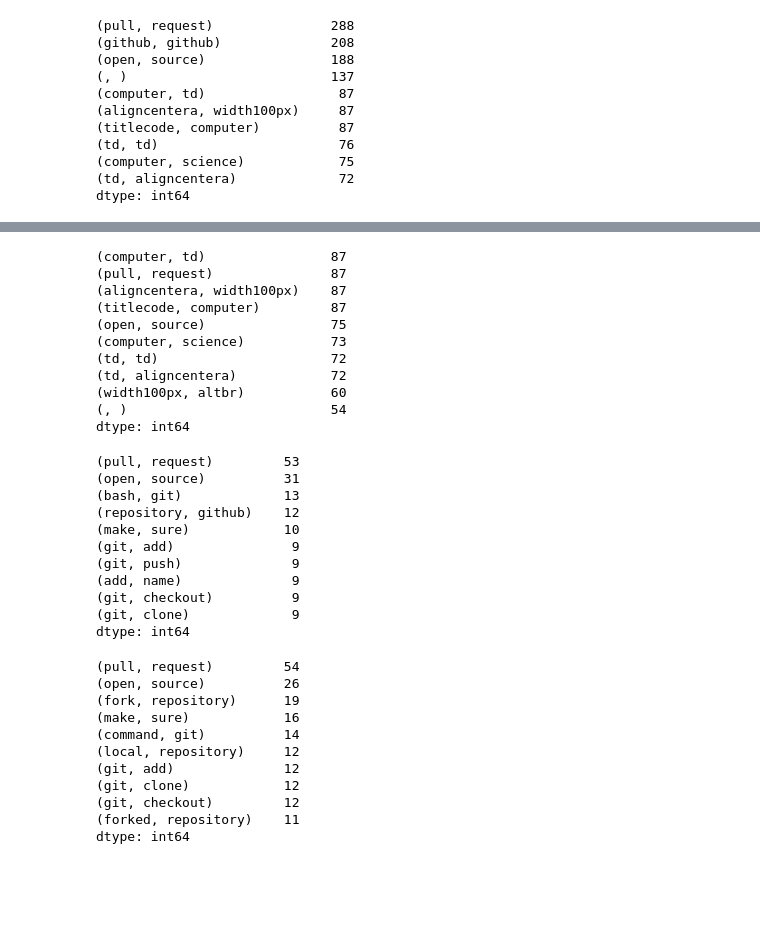
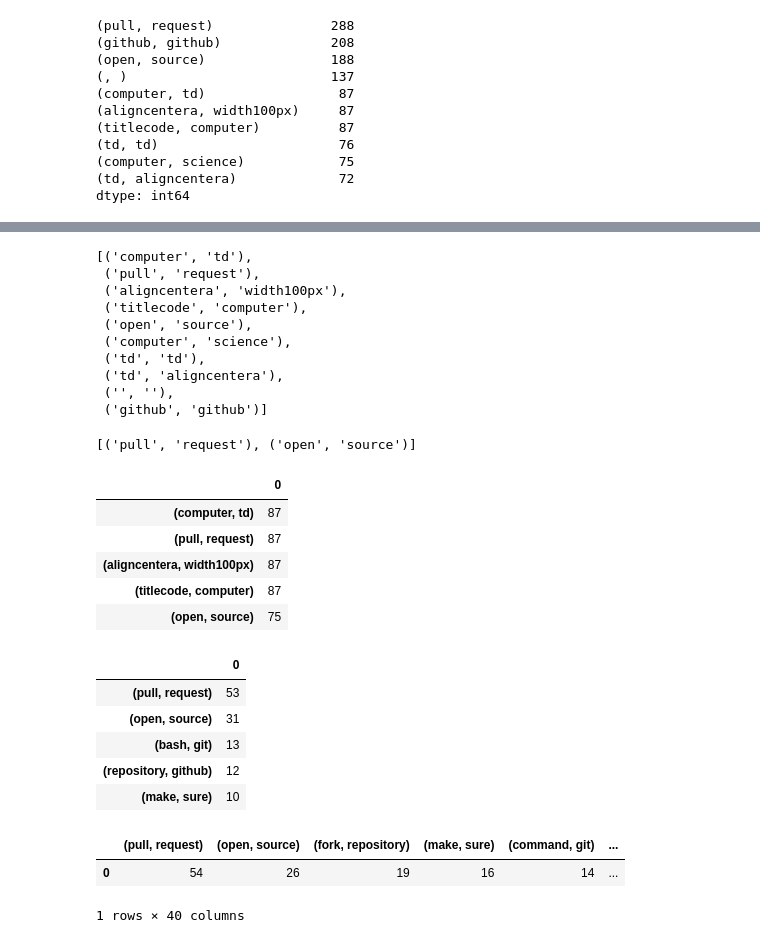
Before and after one commit to nlp-project-noether/nlp-project, a Jupyter notebook: bt_scratch.ipynb, the cells around one changed output, grey strips where cells are left out. Saved outputs shown, nothing was run; the diff lists cells and outputs as text; code cells hidden in the pictures; blank space fills up the shorter version.

```diff
--- a/bt_scratch.ipynb
+++ b/bt_scratch.ipynb
@@ -371,0 +399,13 @@ dtype: int64
+# %%
+cplus_list
+# %% [output]
+[('computer', 'td'),
+ ('pull', 'request'),
+ ('aligncentera', 'width100px'),
+ ('titlecode', 'computer'),
+ ('open', 'source'),
+ ('computer', 'science'),
+ ('td', 'td'),
+ ('td', 'aligncentera'),
+ ('', ''),
+ ('github', 'github')]
@@ -372,48 +417,34 @@ dtype: int64
+# %%
+html_list
+# %% [output]
+[('pull', 'request'), ('open', 'source')]
 # %%
 cplus_bigrams = pd.Series(nltk.ngrams(cplus_words, 2))
-top_cplus_bigrams = cplus_bigrams.value_counts().head(10)
-top_cplus_bigrams
+top_cplus_bigrams = pd.DataFrame(cplus_bigrams.value_counts().head(40))
+top_cplus_bigrams.head()
 # %% [output]
-(computer, td)                87
-(pull, request)               87
-(aligncentera, width100px)    87
-(titlecode, computer)         87
-(open, source)                75
-(computer, science)           73
-(td, td)                      72
-(td, aligncentera)            72
-(width100px, altbr)           60
-(, )                          54
-dtype: int64
+|  | 0 |
+| (computer, td) | 87 |
+| (pull, request) | 87 |
+| (aligncentera, width100px) | 87 |
+| (titlecode, computer) | 87 |
+| (open, source) | 75 |
 # %%
 html_bigrams = pd.Series(nltk.ngrams(html_words, 2))
-top_html_bigrams = html_bigrams.value_counts().head(10)
-top_html_bigrams
+top_html_bigrams = pd.DataFrame(html_bigrams.value_counts().head(40))
+top_html_bigrams.head()
 # %% [output]
-(pull, request)         53
-(open, source)          31
-(bash, git)             13
-(repository, github)    12
-(make, sure)            10
-(git, add)               9
-(git, push)              9
-(add, name)              9
-(git, checkout)          9
-(git, clone)             9
-dtype: int64
+|  | 0 |
+| (pull, request) | 53 |
+| (open, source) | 31 |
+| (bash, git) | 13 |
+| (repository, github) | 12 |
+| (make, sure) | 10 |
 # %%
 other_bigrams = pd.Series(nltk.ngrams(other_words, 2))
-top_other_bigrams = other_bigrams.value_counts().head(10)
-top_other_bigrams
+top_other_bigrams = pd.DataFrame(other_bigrams.value_counts().head(40))
+top_other_bigrams.T
 # %% [output]
+|  | (pull, request) | (open, source) | (fork, repository) | (make, sure) | (command, git) | ... |
+| 0 | 54 | 26 | 19 | 16 | 14 | ... |
-(pull, request)         54
-(open, source)          26
-(fork, repository)      19
-(make, sure)            16
-(command, git)          14
-(local, repository)     12
-(git, add)              12
-(git, clone)            12
-(git, checkout)         12
-(forked, repository)    11
-dtype: int64
+1 rows × 40 columns
```
Also changed, not shown: parts of 16 cells of this notebook.
